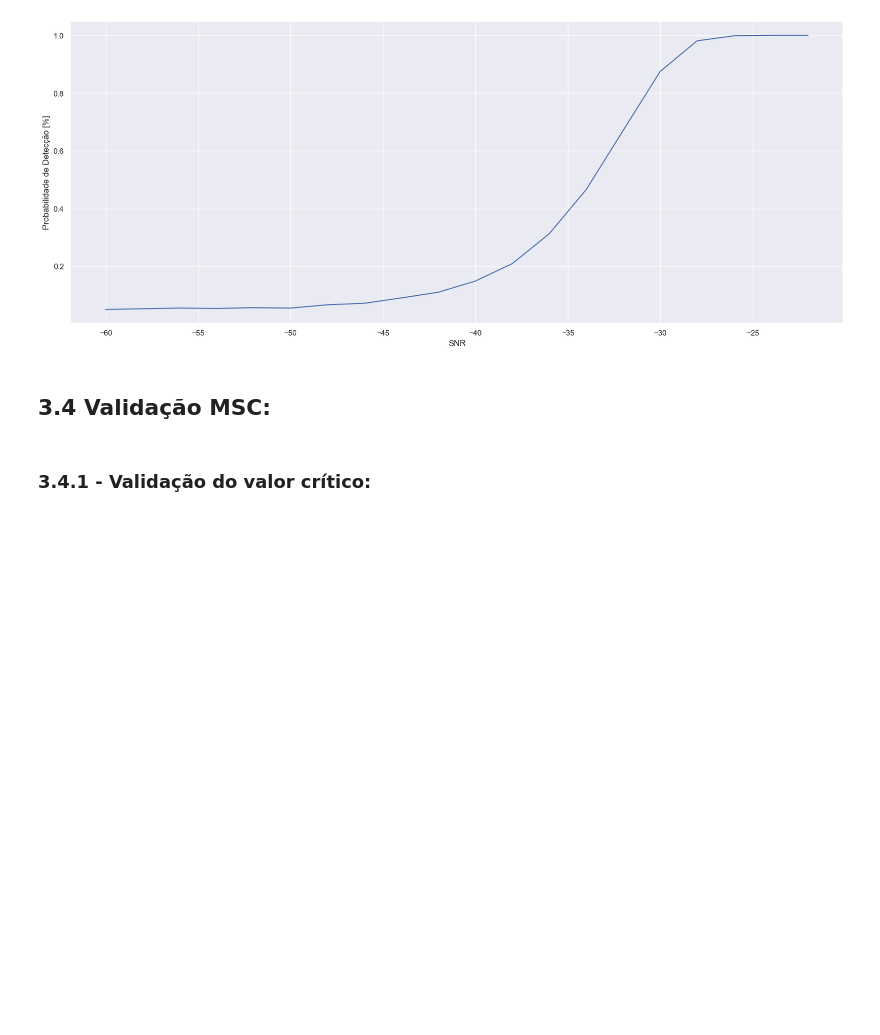
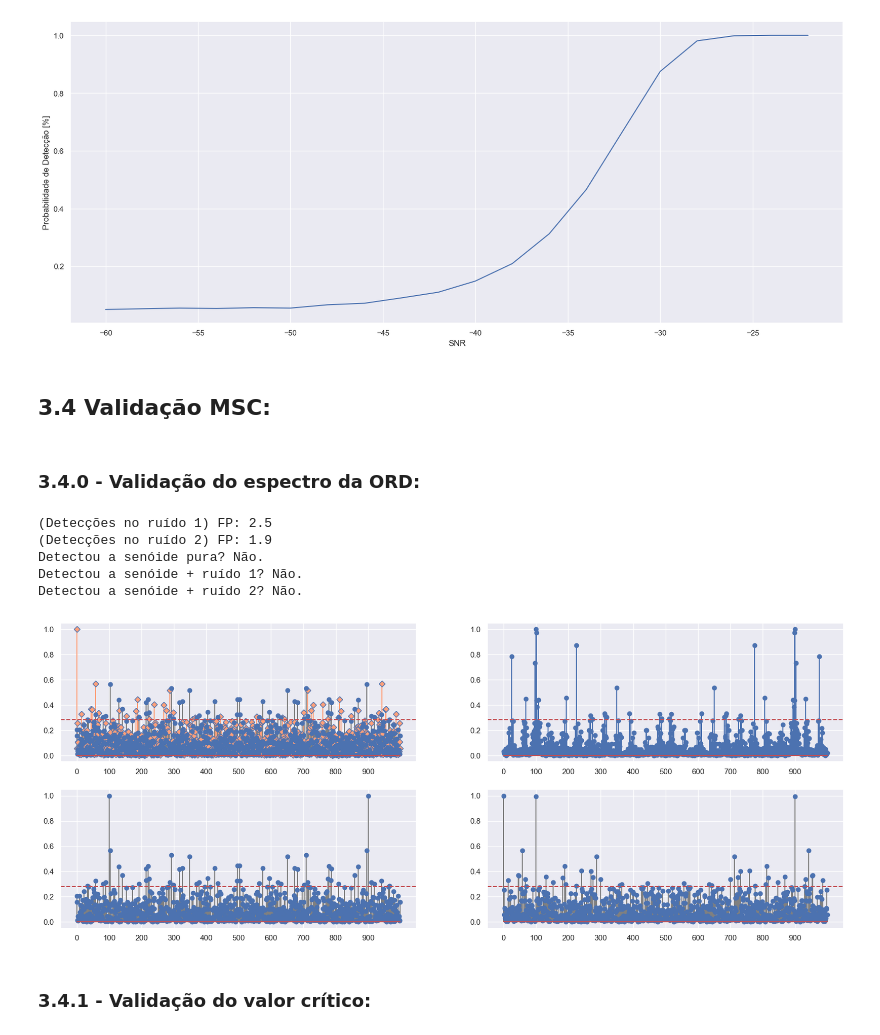
Before and after one commit to Alexandre-Caldeira/detection-theory-101, a Jupyter notebook: notebooks/comCalma.ipynb, the cells around one changed output. Cells and saved outputs as stored; diff of their text form; code cells hidden in the pictures; blank space fills up the shorter version.

```diff
--- a/notebooks/comCalma.ipynb
+++ b/notebooks/comCalma.ipynb
@@ -757,6 +819,67 @@ sns.lineplot(data = pD,x='SNR',y='Probabilidade de Detecção [%]');
 [figure]
 # %% [markdown]
 ## 3.4 Validação MSC:
+# %% [markdown]
+### 3.4.0 - Validação do espectro da ORD:
+# %%
+# Calcula senóide base e frequência para encontrar bins:
+f0 = 100
+fs = 1000
+M = 10
+tj = fs
+N = M*tj
+
+ruido1 = rd.randn(N)
+ruido2 = 5*rd.randn(N)+10
+sinal = senoide(amplitude=5, N=N, f0 = f0, fs=fs)
+[F, _, _] = niasFFT(sinal = sinal, fs=fs)
+bin_f0 = np.where(F==f0)[0][0]
+limiar = vc_MSC(M=M, alpha=0.05)
+
+# Calcula CSM:
+[_,o1] = ord_MSC(sinal=ruido1, tamanhoJanela=tj, M=M)
+[_,o2] =ord_MSC(sinal=ruido2, tamanhoJanela=tj, M=M)
+[_,o3] =ord_MSC(sinal=sinal, tamanhoJanela=tj, M=M)
+[_,o4] =ord_MSC(sinal=sinal+ruido1, tamanhoJanela=tj, M=M)
+[_,o5] =ord_MSC(sinal=sinal+ruido2, tamanhoJanela=tj, M=M)
+
+plt.subplot(221);
+markerline, stemlines, baseline  = plt.stem(o2,linefmt='lightsalmon', markerfmt='D');
+markerline.set_markerfacecolor('lightsalmon');
+plt.stem(o1,linefmt='grey');
+plt.axhline(limiar, 0,1,c='r',linestyle='--');
+plt.xticks(np.arange(0,len(o1),100))
+
+plt.subplot(222);
+plt.stem(o3);
+plt.axhline(limiar, 0,1,c='r',linestyle='--');
+plt.xticks(np.arange(0,len(o3),100))
+
+plt.subplot(223);
+plt.stem(o4,linefmt='grey');
+plt.axhline(limiar, 0,1,c='r',linestyle='--');
+plt.xticks(np.arange(0,len(o4),100));
+
+plt.subplot(224);
+plt.stem(o5,linefmt='grey');
+plt.axhline(limiar, 0,1,c='r',linestyle='--');
+plt.xticks(np.arange(0,len(o5),100));
+
+# Algumas informações:
+tamanhoSinal = len(o3)
+bin_f0 = round(f0*tamanhoSinal/fs)
+print('(Detecções no ruído 1) FP:',np.sum(np.where(o1>limiar))/N)
+print('(Detecções no ruído 2) FP:',np.sum(np.where(o2>limiar))/N)
+print('Detectou a senóide pura?', np.where(o3[bin_f0]>limiar,'Sim.','Não.'))
+print('Detectou a senóide + ruído 1?', np.where(o4[bin_f0]>limiar,'Sim.','Não.'))
+print('Detectou a senóide + ruído 2?', np.where(o5[bin_f0]>limiar,'Sim.','Não.'))
+# %% [output]
+(Detecções no ruído 1) FP: 2.5
+(Detecções no ruído 2) FP: 1.9
+Detectou a senóide pura? Não.
+Detectou a senóide + ruído 1? Não.
+Detectou a senóide + ruído 2? Não.
+[figure, added]
 # %% [markdown]
 ### 3.4.1 - Validação do valor crítico:
 # %%
```
Also changed, not shown: parts of 15 cells of this notebook, 1 other file.
